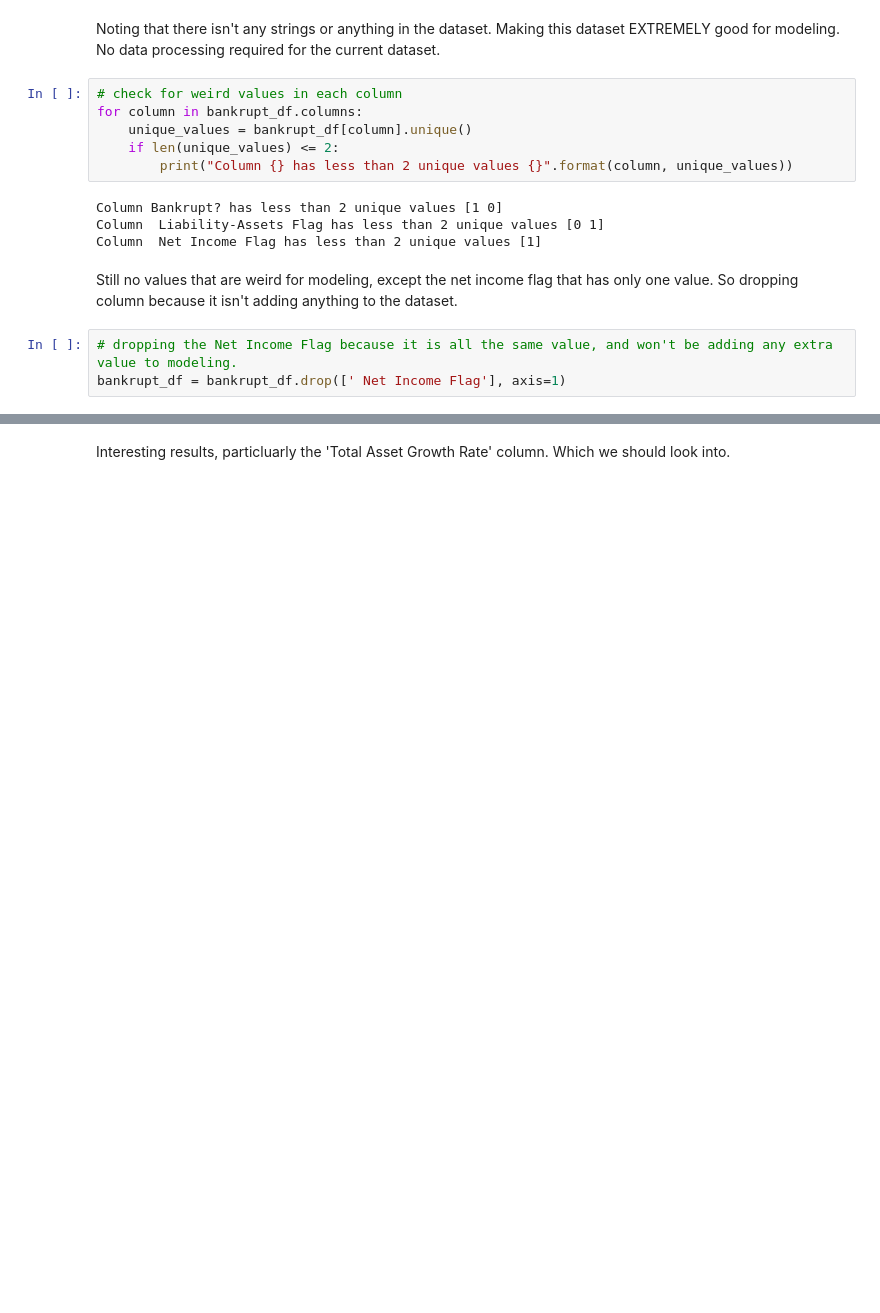
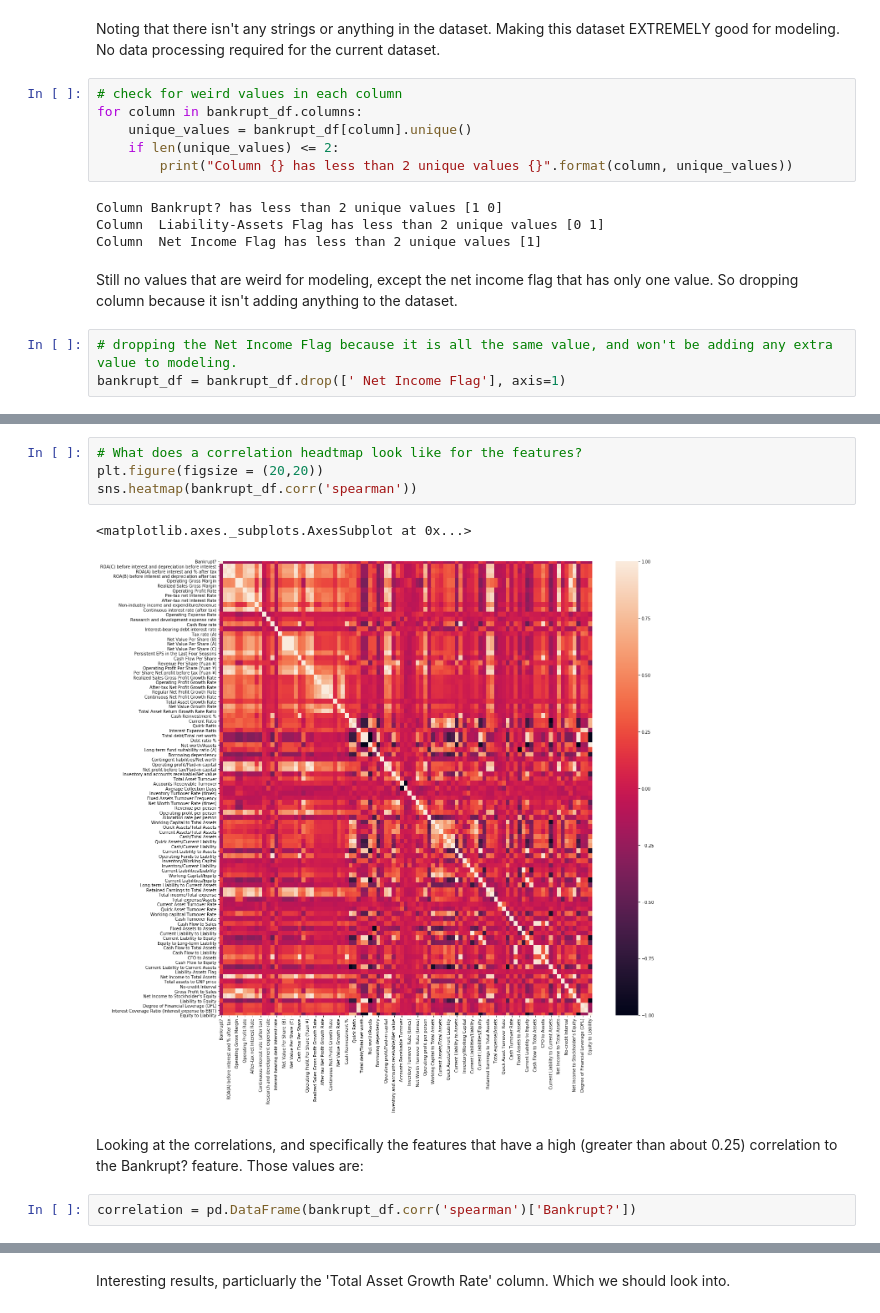
Before and after one commit to ebrunette/UdacityDataScienceNanoDegree, a Jupyter notebook: capstone_project/Bankrupt_EDA.ipynb, the cells around one changed output, grey strips where cells are left out. Drawn from its saved outputs; the diff is of its cells as text; blank space fills up the shorter version.

```diff
--- a/capstone_project/Bankrupt_EDA.ipynb
+++ b/capstone_project/Bankrupt_EDA.ipynb
@@ -101,3 +124,14 @@ Bankrupt?
  Realized Sales Gross Margin
 [figure]
 ... (178 outputs left out)
+# %%
+# What does a correlation headtmap look like for the features?
+plt.figure(figsize = (20,20))
+sns.heatmap(bankrupt_df.corr('spearman'))
+# %% [output]
+<matplotlib.axes._subplots.AxesSubplot at 0x...>
+[figure, added]
+# %% [markdown]
+Looking at the correlations, and specifically the features that have a high (greater than about 0.25) correlation to the Bankrupt? feature. Those values are:
+# %%
+correlation = pd.DataFrame(bankrupt_df.corr('spearman')['Bankrupt?'])
```
Also changed, not shown: parts of 14 cells of this notebook.
